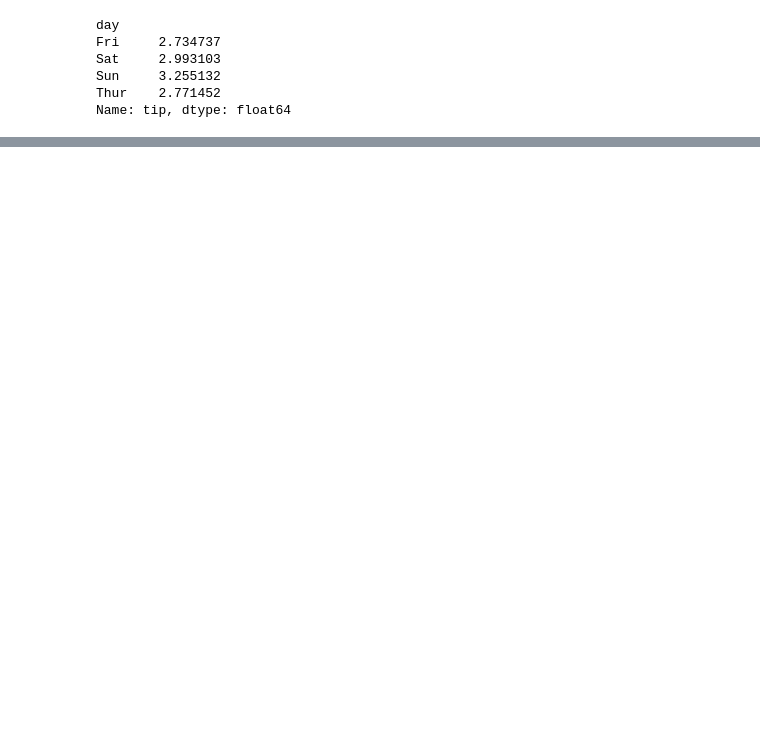
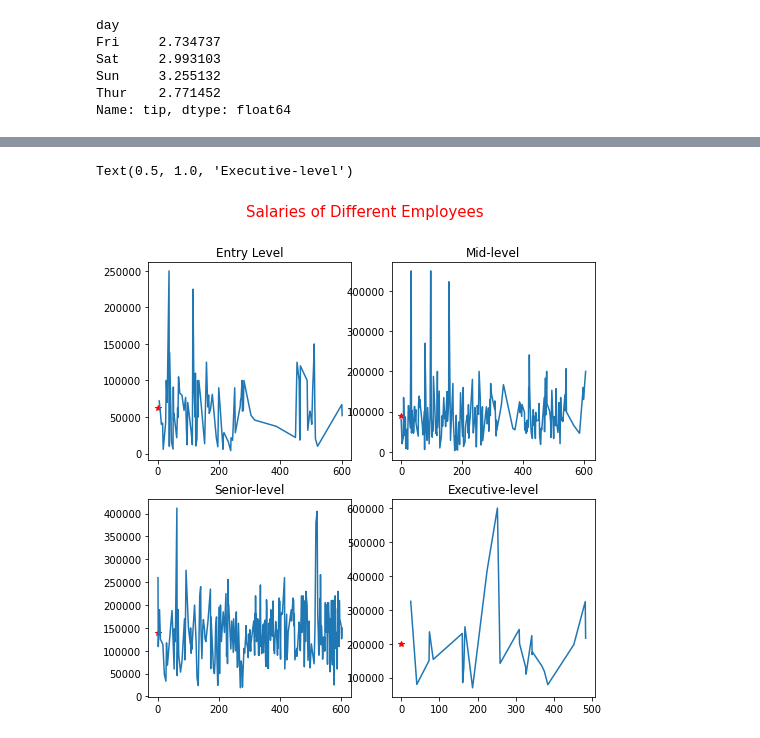
Before and after one commit to Shusmoy108/Data-Mining, a Jupyter notebook: HW01.ipynb, the cells around one changed output, grey strips where cells are left out. Saved outputs shown, nothing was run; the diff lists cells and outputs as text; code cells hidden in the pictures; blank space fills up the shorter version.

```diff
--- a/HW01.ipynb
+++ b/HW01.ipynb
@@ -269,0 +270,3 @@ plt.axis('equal')
+# %%
+salary_data=pd.read_csv("ds_salaries.csv")
+salary_data.describe()
@@ -269,0 +405,26 @@ plt.axis('equal')
+# %%
+en= salary_data.loc[salary_data['experience_level'] == "EN"]
+mi= salary_data.loc[salary_data['experience_level'] == "MI"]
+ex= salary_data.loc[salary_data['experience_level'] == "EX"]
+se= salary_data.loc[salary_data['experience_level'] == "SE"]
+plt.figure(figsize=(8, 8))
+plt.suptitle("Salaries of Different Employees", fontsize=15, color='red')
+plt.subplot(221)
+plt.plot([0], [en['salary_in_usd'].mean()],"*",color="r",)
+plt.plot(en.index,en['salary_in_usd'])
+plt.title("Entry Level")
+plt.subplot(222)
+plt.plot([0], [mi['salary_in_usd'].mean()],"*",color="r",)
+plt.plot(mi.index,mi['salary_in_usd'])
+plt.title("Mid-level")
+plt.subplot(223)
+plt.plot([0], [se['salary_in_usd'].mean()],"*",color="r",)
+plt.plot(se.index,se['salary_in_usd'])
+plt.title("Senior-level")
+plt.subplot(224)
+plt.plot([0], [ex['salary_in_usd'].mean()],"*",color="r",)
+plt.plot(ex.index,ex['salary_in_usd'])
+plt.title("Executive-level")
+# %% [output]
+Text(0.5, 1.0, 'Executive-level')
+[figure, added]
```
Also changed, not shown: parts of 51 cells of this notebook.
